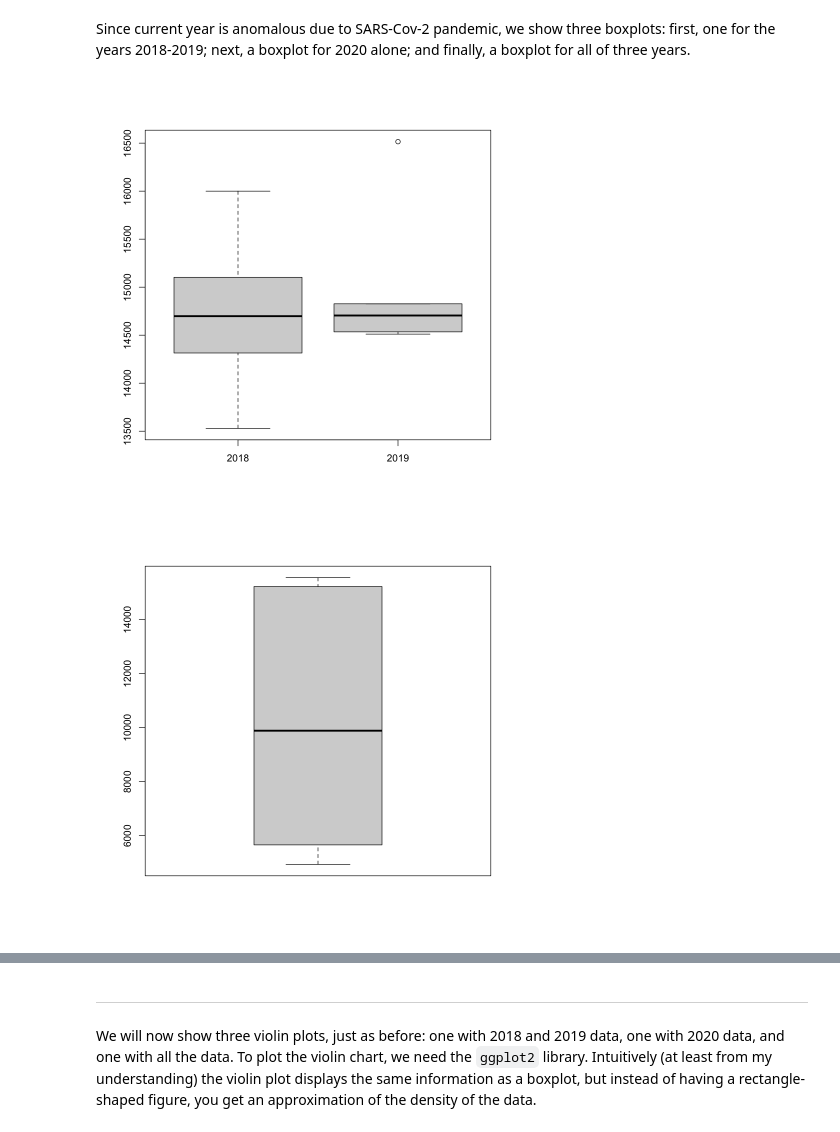
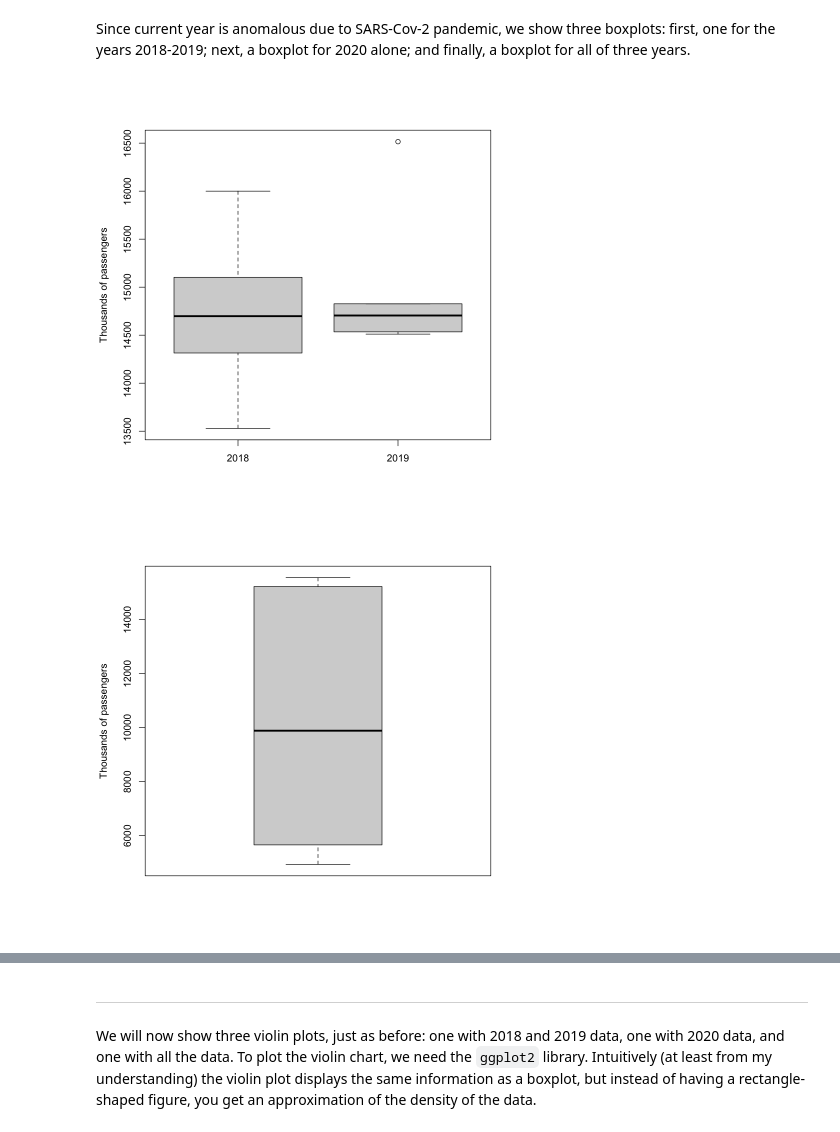
Before and after one commit to palafox794/AppliedProbabilityModels, a Jupyter notebook: assignment1.ipynb, the cells around one changed output, grey strips where cells are left out. Cells and saved outputs as stored; diff of their text form; code cells hidden in the pictures.

```diff
--- a/assignment1.ipynb
+++ b/assignment1.ipynb
@@ -78,11 +62,11 @@ summary(passng2020)
 # %% [markdown]
 Since current year is anomalous due to SARS-Cov-2 pandemic, we show three boxplots: first, one for the years 2018-2019; next, a boxplot for 2020 alone; and finally, a boxplot for all of three years.
 # %%
-boxplot(passng2018, passng2019, names = c("2018", "2019"))
+boxplot(passng2018, passng2019, names = c("2018", "2019"), ylab='Thousands of passengers')
 # %% [output]
-[figure, old version]
+[figure, new version]
 # %%
-boxplot(passng2020, names = c("2020"))
+boxplot(passng2020, names = c("2020"), ylab='Thousands of passengers')
 # %% [output]
-[figure, old version]
+[figure, new version]
 # %%
```
Also changed, not shown: parts of 21 cells of this notebook, 1 other file.
